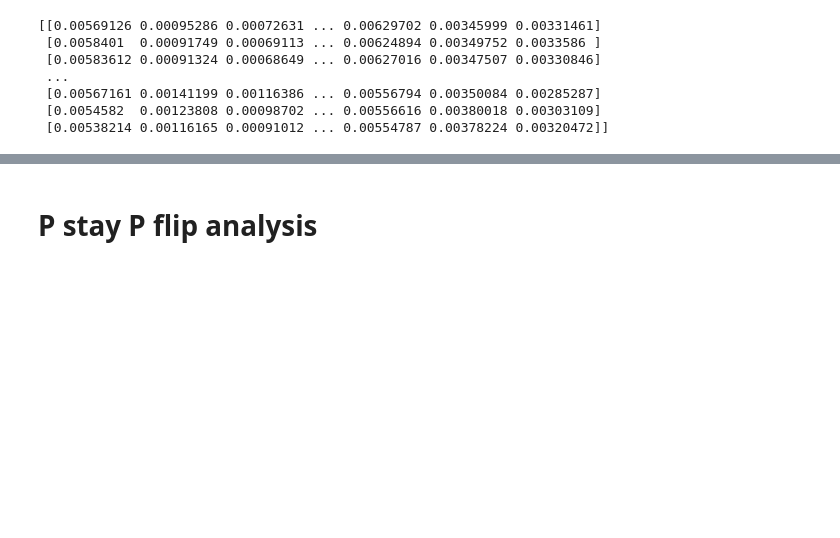
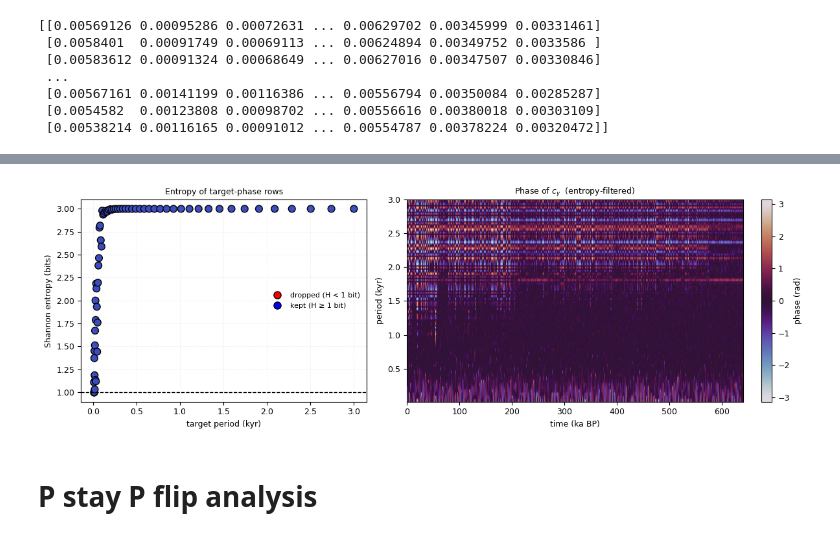
Before and after one commit to Peisong-Zheng/bipolar_seesaw_CCM, a Jupyter notebook: TE_EDC_CH4_AICC2023.ipynb, the cells around one changed output, grey strips where cells are left out. Saved outputs shown, nothing was run; the diff lists cells and outputs as text; code cells hidden in the pictures; blank space fills up the shorter version.

```diff
--- a/TE_EDC_CH4_AICC2023.ipynb
+++ b/TE_EDC_CH4_AICC2023.ipynb
@@ -301,0 +588,65 @@ max-power row = 55   →  period ≈ 23.1 ka
+# %%
+import matplotlib.pyplot as plt
+import numpy as np
+
+
+# bins = linspace(-π, π, 9)#
+bins = np.linspace(-np.pi, np.pi, 9)  # 8 bins for phase discretization
+phase_y  = np.angle(coeffs_y)         # (n_trg_scales, N)
+disc_y   = np.digitize(phase_y, bins) - 1
+
+print(phase_y)
+
+# Shannon entropy per target scale (bits)
+from scipy.stats import entropy
+H_y = np.array([entropy(np.bincount(row, minlength=8), base=2)
+                for row in disc_y])
+
+print(H_y)
+
+# # Threshold: retain rows with at least 1 bit of entropy
+good = H_y > 0
+# coeffs_y  = coeffs_y[good]
+# disc_y    = disc_y[good]
+# periods_y = periods_y[good]
+
+
+fig, ax = plt.subplots(1, 2, figsize=(12, 4),
+                       gridspec_kw={'width_ratios': [1, 1.3]})
+
+# x-axis: target period in kyr; use the *pre-mask* periods so the dots
+# line up with the mask
+ax[0].scatter(periods_y / 1000, H_y, c=good,
+              cmap='coolwarm', edgecolor='k', s=60)
+ax[0].axhline(1.0, ls='--', lw=1, color='k')
+ax[0].set_xlabel('target period (kyr)')
+ax[0].set_ylabel('Shannon entropy (bits)')
+ax[0].set_title('Entropy of target-phase rows')
+# ax[0].invert_xaxis()          # optional: long periods on the left
+ax[0].grid(True, ls=':', lw=.5)
+ax[0].legend(handles=[
+    plt.Line2D([0], [0], marker='o', color='w', markerfacecolor='red',
+               label='dropped (H < 1 bit)', markersize=8, markeredgecolor='k'),
+    plt.Line2D([0], [0], marker='o', color='w', markerfacecolor='blue',
+               label='kept (H ≥ 1 bit)', markersize=8, markeredgecolor='k')
+], frameon=False)
+
+# ---------------------------------------------------------------
+# 2.  Phase scalogram  (only the “good” rows)
+# ---------------------------------------------------------------
+# build an extent that maps rows to periods (kyr) and columns to time (ka BP)
+t_ka = np.arange(phase_y.shape[1]) * sampling_period / 1000
+extent = [t_ka[0], t_ka[-1],           # x-axis: time
+          periods_y[good][0] / 1000,   # y-axis: long → short
+          periods_y[good][-1] / 1000]
+
+im = ax[1].imshow(phase_y[good], origin='upper', aspect='auto',
+                  cmap='twilight', extent=extent)
+ax[1].set_title('Phase of $c_{y}$  (entropy-filtered)')
+ax[1].set_xlabel('time (ka BP)')
+ax[1].set_ylabel('period (kyr)')
+plt.colorbar(im, ax=ax[1], fraction=.046, label='phase (rad)')
+
+plt.tight_layout()
+plt.show()
+# %% [output]
@@ -302,3 +670,4 @@ max-power row = 55   →  period ≈ 23.1 ka
+[figure, added]
 # %%
 # from toolbox import sq_ana as sa
 # import importlib
```
Also changed, not shown: parts of 5 cells of this notebook, 3 other files.
